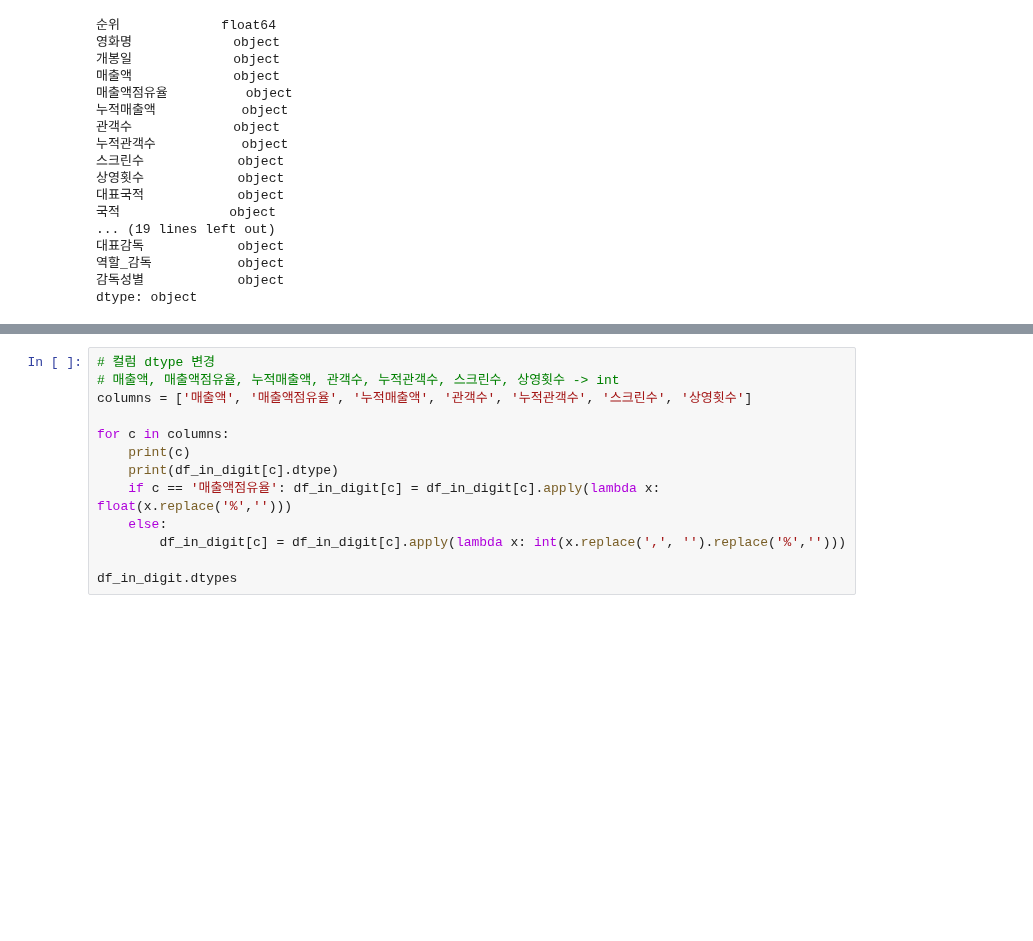
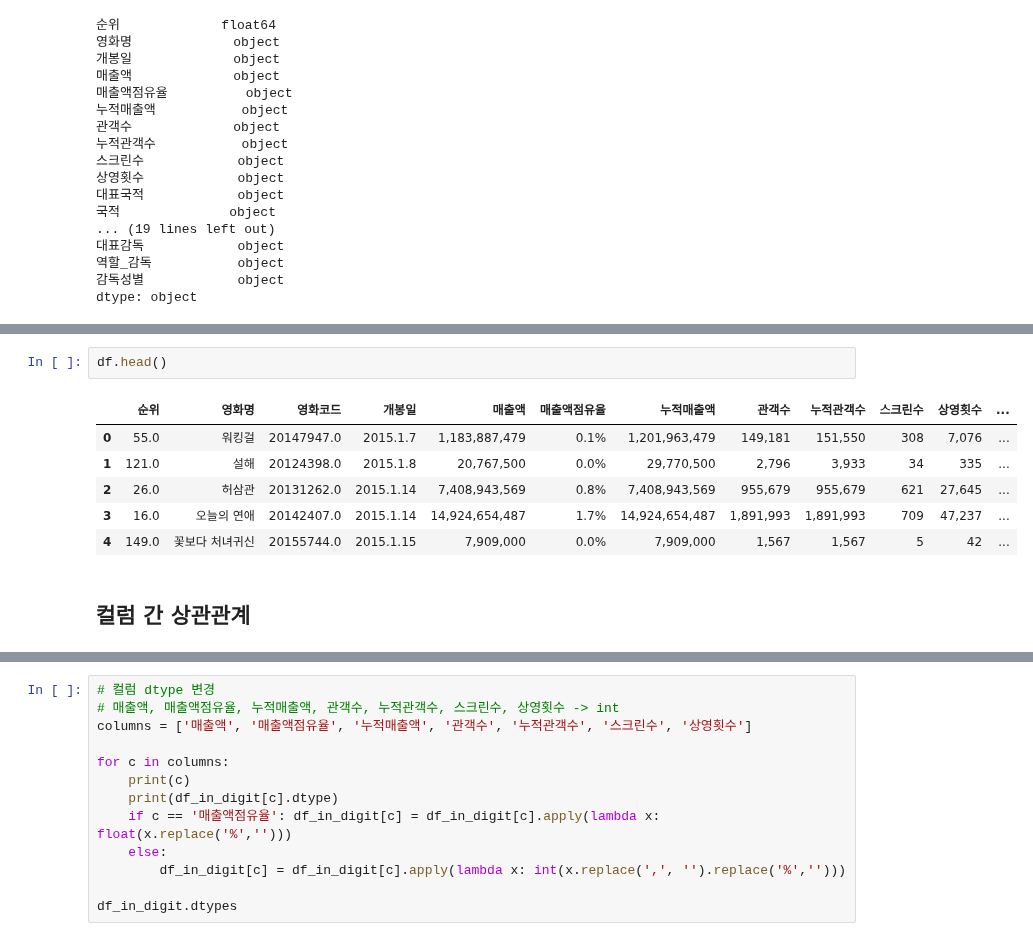
Before and after one commit to kim4pb/Female-led-Korean-Films, a Jupyter notebook: 02.EDA/F-rated_correlation.ipynb, the cells around one changed output, grey strips where cells are left out. Drawn from its saved outputs; the diff is of its cells as text; blank space fills up the shorter version.

```diff
--- a/02.EDA/F-rated_correlation.ipynb
+++ b/02.EDA/F-rated_correlation.ipynb
@@ -47,3 +119,14 @@ dtype: object
+# %%
+df.head()
+# %% [output]
+|  | 순위 | 영화명 | 영화코드 | 개봉일 | 매출액 | 매출액점유율 | 누적매출액 | 관객수 | 누적관객수 | 스크린수 | 상영횟수 | ... |
+| 0 | 55.0 | 워킹걸 | 20147947.0 | 2015.1.7 | 1,183,887,479 | 0.1% | 1,201,963,479 | 149,181 | 151,550 | 308 | 7,076 | ... |
+| 1 | 121.0 | 설해 | 20124398.0 | 2015.1.8 | 20,767,500 | 0.0% | 29,770,500 | 2,796 | 3,933 | 34 | 335 | ... |
+| 2 | 26.0 | 허삼관 | 20131262.0 | 2015.1.14 | 7,408,943,569 | 0.8% | 7,408,943,569 | 955,679 | 955,679 | 621 | 27,645 | ... |
+| 3 | 16.0 | 오늘의 연애 | 20142407.0 | 2015.1.14 | 14,924,654,487 | 1.7% | 14,924,654,487 | 1,891,993 | 1,891,993 | 709 | 47,237 | ... |
+| 4 | 149.0 | 꽃보다 처녀귀신 | 20155744.0 | 2015.1.15 | 7,909,000 | 0.0% | 7,909,000 | 1,567 | 1,567 | 5 | 42 | ... |
+# %% [markdown]
+## 컬럼 간 상관관계
 # %%
 # corr 보기 위해 숫자로 표현된 컬럼만 남기기 + 식별을 위해 영화명, 영화코드 포함
 df_in_digit = df[['영화명', '영화코드', '개봉일', '매출액', '매출액점유율', '누적매출액', '관객수', '누적관객수', '스크린수', '상영횟수', 'F-rated']]
```
Also changed, not shown: parts of 16 cells of this notebook.
